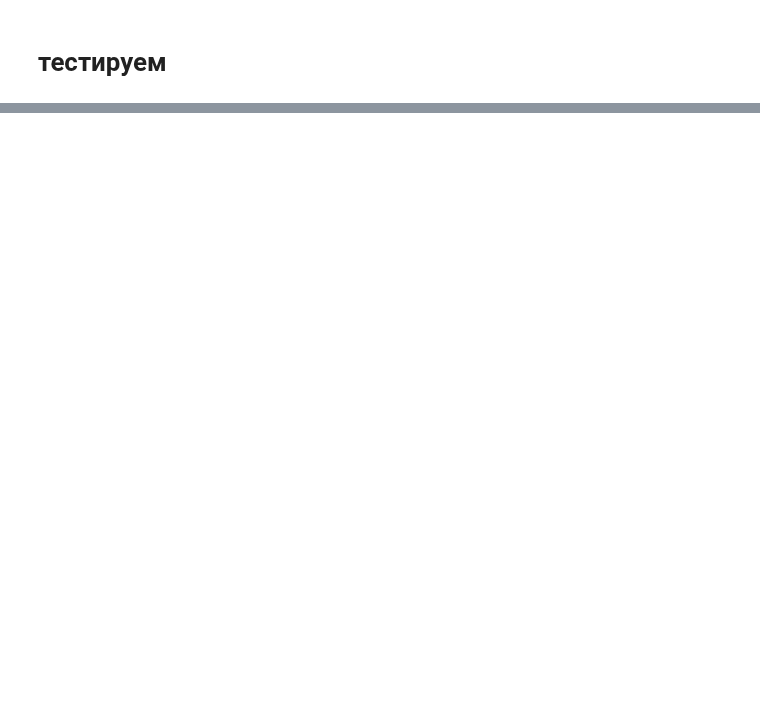
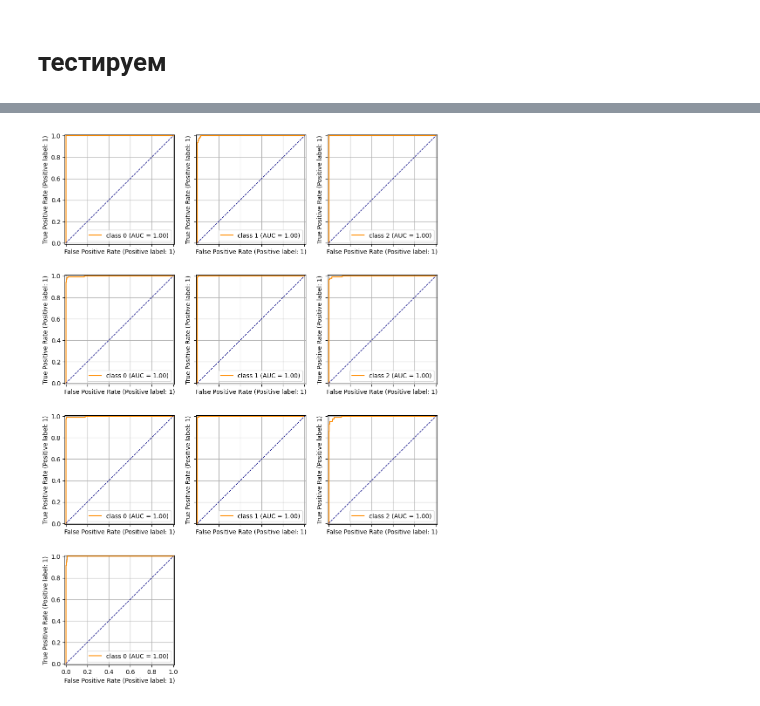
Before and after one commit to mechanoid5/ml_lectorium_2024_I, a Jupyter notebook: examples/21-convnet/02-convnet-numpy.ipynb, the cells around one changed output, grey strips where cells are left out. Cells and saved outputs as stored; diff of their text form; code cells hidden in the pictures; blank space fills up the shorter version.

```diff
--- a/examples/21-convnet/02-convnet-numpy.ipynb
+++ b/examples/21-convnet/02-convnet-numpy.ipynb
@@ -730,20 +730,22 @@ weighted avg       0.95      0.95      0.95       899
 # %%
-# from sklearn.metrics import RocCurveDisplay
+from sklearn.metrics import RocCurveDisplay
 
-# ncols = 3
-# n_classes = len(set(target_test))
-# nrows = np.ceil(n_classes/ncols).astype(int)
+ncols = 3
+n_classes = len(set(target_test))
+nrows = np.ceil(n_classes/ncols).astype(int)
 
-# # история изменения значений погрешности модели
-# fig,ax = plt.subplots(ncols=ncols,nrows=nrows,figsize=(11,nrows*4),sharey=True,sharex=True)
-# for r in range(nrows):
-#     for c in range(ncols):
-#         l = r*ncols+c
-#         if l+1>n_classes:
-#             ax[r,c].axis('off')
-#             continue
-#         t = (target_test==l).astype(np.uint8)
-#         s = score[:,l]
-#         RocCurveDisplay.from_predictions( t,s, name=f'class {c}', color='darkorange', ax=ax[r,c] )
-#         ax[r,c].plot([0,1],[0,1], color='navy', lw=1, linestyle='--')
-#         ax[r,c].grid()
+# история изменения значений погрешности модели
+fig,ax = plt.subplots(ncols=ncols,nrows=nrows,figsize=(11,nrows*4),sharey=True,sharex=True)
+for r in range(nrows):
+    for c in range(ncols):
+        l = r*ncols+c
+        if l+1>n_classes:
+            ax[r,c].axis('off')
+            continue
+        t = (target_test==l).astype(np.uint8)
+        s = score[:,l]
+        RocCurveDisplay.from_predictions( t,s, name=f'class {c}', color='darkorange', ax=ax[r,c] )
+        ax[r,c].plot([0,1],[0,1], color='navy', lw=1, linestyle='--')
+        ax[r,c].grid()
+# %% [output]
+[figure, added]
```
Also changed, not shown: parts of 4 cells of this notebook, 8 other files.
